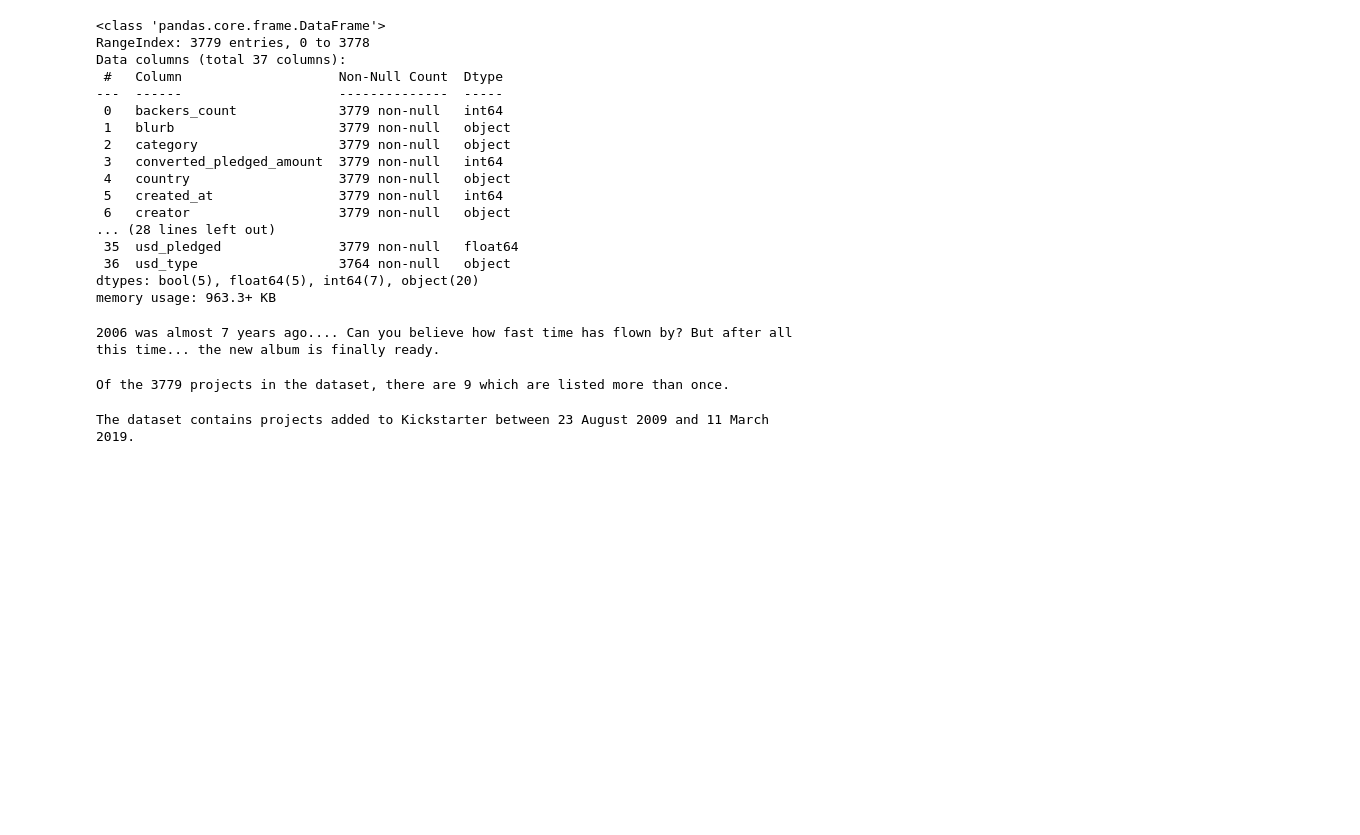
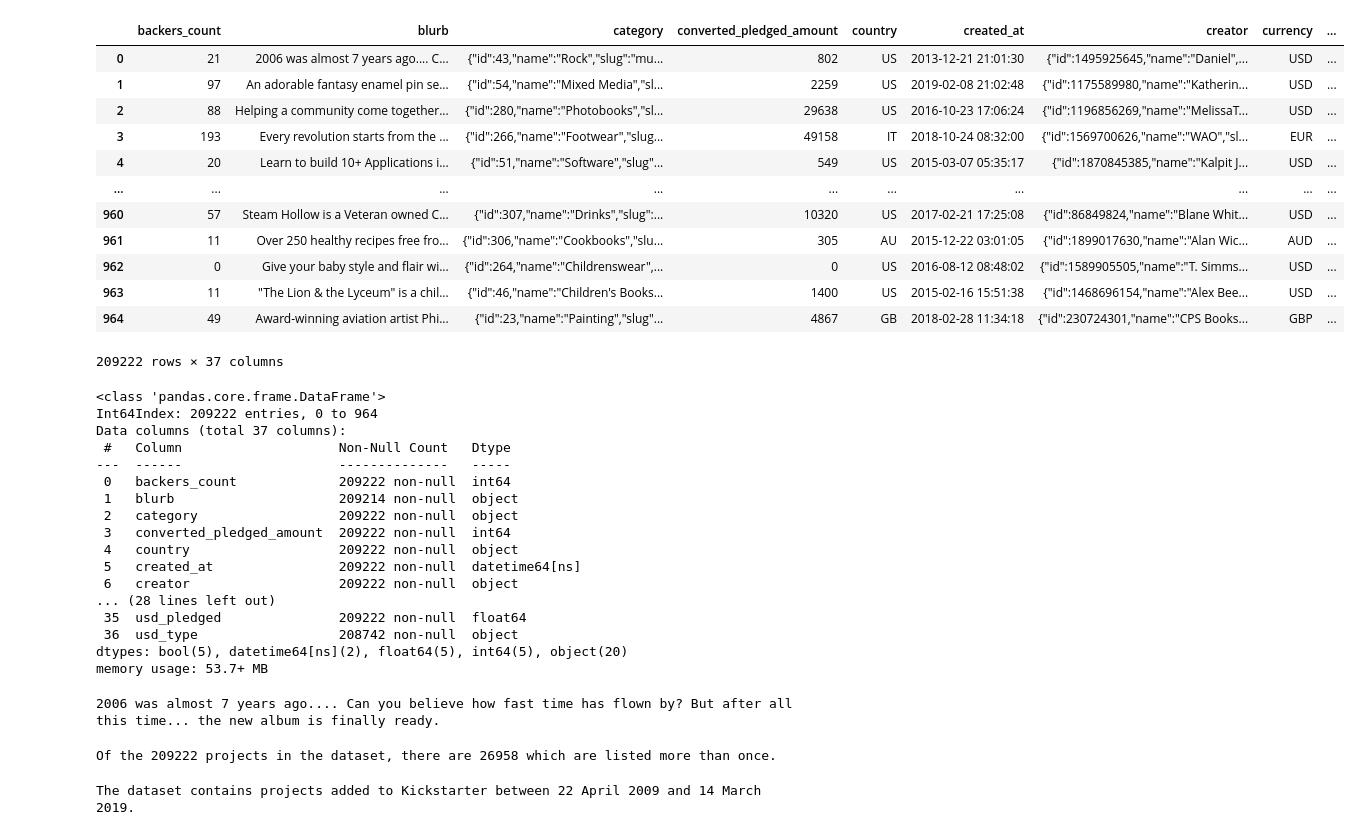
Before and after one commit to reneebrecht/ds-ml-project-kickstarter, a Jupyter notebook: EDA1_Rene.ipynb, the cells around one changed output. Cells and saved outputs as stored; diff of their text form; code cells hidden in the pictures; blank space fills up the shorter version.

```diff
--- a/EDA1_Rene.ipynb
+++ b/EDA1_Rene.ipynb
@@ -23,21 +92,41 @@ df1
+# %%
+df['created_at'] = pd.to_datetime(df['created_at'],unit='s')
+# %%
+df['state_changed_at'] = pd.to_datetime(df['state_changed_at'],unit='s')
+# %%
+df
+# %% [output]
+|  | backers_count | blurb | category | converted_pledged_amount | country | created_at | creator | currency | ... |
+| 0 | 21 | 2006 was almost 7 years ago.... C... | {"id":43,"name":"Rock","slug":"mu... | 802 | US | 2013-12-21 21:01:30 | {"id":1495925645,"name":"Daniel",... | USD | ... |
+| 1 | 97 | An adorable fantasy enamel pin se... | {"id":54,"name":"Mixed Media","sl... | 2259 | US | 2019-02-08 21:02:48 | {"id":1175589980,"name":"Katherin... | USD | ... |
+| 2 | 88 | Helping a community come together... | {"id":280,"name":"Photobooks","sl... | 29638 | US | 2016-10-23 17:06:24 | {"id":1196856269,"name":"MelissaT... | USD | ... |
+| 3 | 193 | Every revolution starts from the ... | {"id":266,"name":"Footwear","slug... | 49158 | IT | 2018-10-24 08:32:00 | {"id":1569700626,"name":"WAO","sl... | EUR | ... |
+| 4 | 20 | Learn to build 10+ Applications i... | {"id":51,"name":"Software","slug"... | 549 | US | 2015-03-07 05:35:17 | {"id":1870845385,"name":"Kalpit J... | USD | ... |
+| ... | ... | ... | ... | ... | ... | ... | ... | ... | ... |
+| 960 | 57 | Steam Hollow is a Veteran owned C... | {"id":307,"name":"Drinks","slug":... | 10320 | US | 2017-02-21 17:25:08 | {"id":86849824,"name":"Blane Whit... | USD | ... |
+| 961 | 11 | Over 250 healthy recipes free fro... | {"id":306,"name":"Cookbooks","slu... | 305 | AU | 2015-12-22 03:01:05 | {"id":1899017630,"name":"Alan Wic... | AUD | ... |
+| 962 | 0 | Give your baby style and flair wi... | {"id":264,"name":"Childrenswear",... | 0 | US | 2016-08-12 08:48:02 | {"id":1589905505,"name":"T. Simms... | USD | ... |
+| 963 | 11 | "The Lion & the Lyceum" is a chil... | {"id":46,"name":"Children's Books... | 1400 | US | 2015-02-16 15:51:38 | {"id":1468696154,"name":"Alex Bee... | USD | ... |
+| 964 | 49 | Award-winning aviation artist Phi... | {"id":23,"name":"Painting","slug"... | 4867 | GB | 2018-02-28 11:34:18 | {"id":230724301,"name":"CPS Books... | GBP | ... |
+209222 rows × 37 columns
 # %%
-df1.info()
+df.info()
 # %% [output]
 <class 'pandas.core.frame.DataFrame'>
-RangeIndex: 3779 entries, 0 to 3778
+Int64Index: 209222 entries, 0 to 964
 Data columns (total 37 columns):
- #   Column                    Non-Null Count  Dtype
----  ------                    --------------  -----
- 0   backers_count             3779 non-null   int64
- 1   blurb                     3779 non-null   object
- 2   category                  3779 non-null   object
- 3   converted_pledged_amount  3779 non-null   int64
- 4   country                   3779 non-null   object
- 5   created_at                3779 non-null   int64
- 6   creator                   3779 non-null   object
+ #   Column                    Non-Null Count   Dtype
+---  ------                    --------------   -----
+ 0   backers_count             209222 non-null  int64
+ 1   blurb                     209214 non-null  object
+ 2   category                  209222 non-null  object
+ 3   converted_pledged_amount  209222 non-null  int64
+ 4   country                   209222 non-null  object
+ 5   created_at                209222 non-null  datetime64[ns]
+ 6   creator                   209222 non-null  object
 ... (28 lines left out)
- 35  usd_pledged               3779 non-null   float64
- 36  usd_type                  3764 non-null   object
-dtypes: bool(5), float64(5), int64(7), object(20)
-memory usage: 963.3+ KB
+ 35  usd_pledged               209222 non-null  float64
+ 36  usd_type                  208742 non-null  object
+dtypes: bool(5), datetime64[ns](2), float64(5), int64(5), object(20)
+memory usage: 53.7+ MB
 # %%
@@ -46,9 +135,9 @@ print(df1.iloc[0,1])
 2006 was almost 7 years ago.... Can you believe how fast time has flown by? But after all this time... the new album is finally ready.
 # %%
 #Checking for duplicates of individual projects
-print(f"Of the {len(df1)} projects in the dataset, there are {len(df1[df1.duplicated(subset='id')])} which are listed more than once.")
+print(f"Of the {len(df)} projects in the dataset, there are {len(df[df.duplicated(subset='id')])} which are listed more than once.")
 # %% [output]
-Of the 3779 projects in the dataset, there are 9 which are listed more than once.
+Of the 209222 projects in the dataset, there are 26958 which are listed more than once.
 # %%
 # Converting dates from unix to datetime
 cols_to_convert = ['created_at', 'deadline', 'launched_at']
@@ -57,6 +146,6 @@ for c in cols_to_convert:
 # %%
-print(f"The dataset contains projects added to Kickstarter between {min(df1.created_at).strftime('%d %B %Y')} and {max(df1.created_at).strftime('%d %B %Y')}.")
+print(f"The dataset contains projects added to Kickstarter between {min(df.created_at).strftime('%d %B %Y')} and {max(df.created_at).strftime('%d %B %Y')}.")
 # %% [output]
-The dataset contains projects added to Kickstarter between 23 August 2009 and 11 March 2019.
+The dataset contains projects added to Kickstarter between 22 April 2009 and 14 March 2019.
 # %%
 # Count length of each blurb
```
Also changed, not shown: parts of 23 cells of this notebook.
